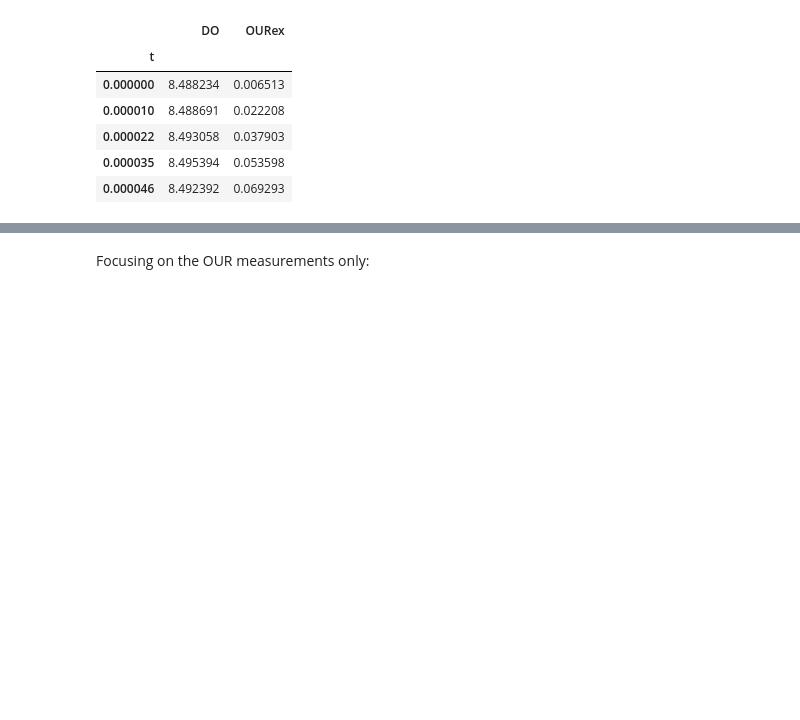
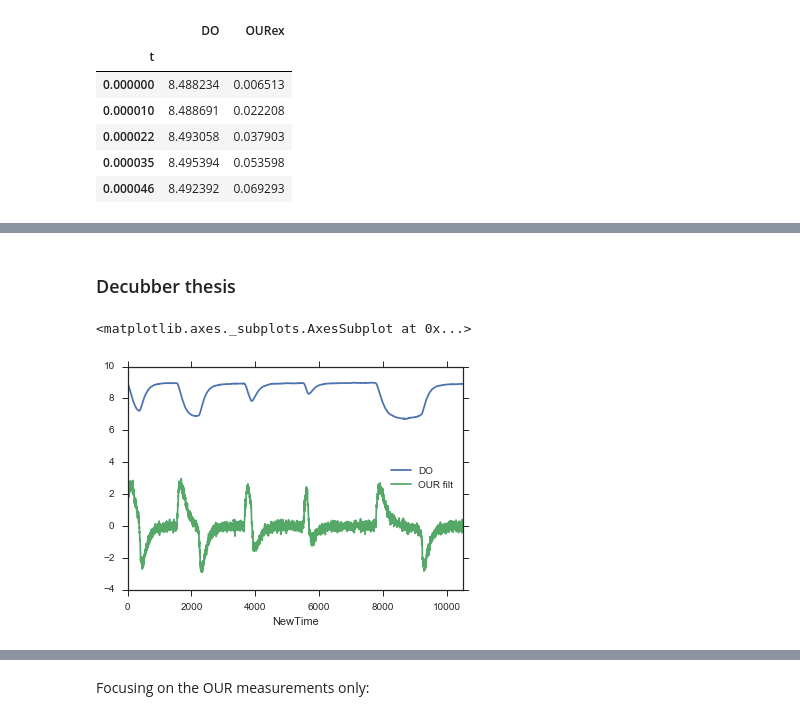
Before and after one commit to stijnvanhoey/phd_ipynb_respiro_showcases, a Jupyter notebook: bayesian_story/pyIDEAS_bayes.ipynb, the cells around one changed output, grey strips where cells are left out. Saved outputs shown, nothing was run; the diff lists cells and outputs as text; code cells hidden in the pictures; blank space fills up the shorter version.

```diff
--- a/bayesian_story/pyIDEAS_bayes.ipynb
+++ b/bayesian_story/pyIDEAS_bayes.ipynb
@@ -92,0 +98,10 @@ output["OURex"].plot()
+# %% [markdown]
+### Decubber thesis
+# %%
+cubber_ref = pd.read_csv("../thesis_decubber/0508Aall_pieken.csv")[['NewTime','DO', 'OUR filt']]
+cubber_ref = cubber_ref.set_index('NewTime')
+# %%
+cubber_ref.plot()
+# %% [output]
+<matplotlib.axes._subplots.AxesSubplot at 0x...>
+[figure, added]
```
Also changed, not shown: parts of 33 cells of this notebook, 2 other files.
